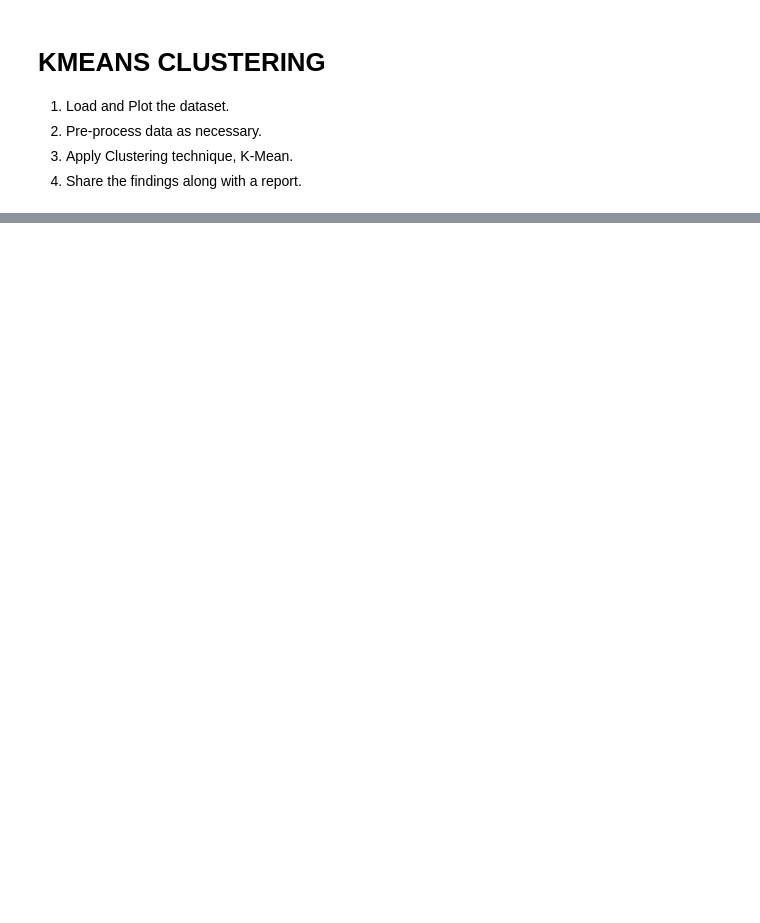
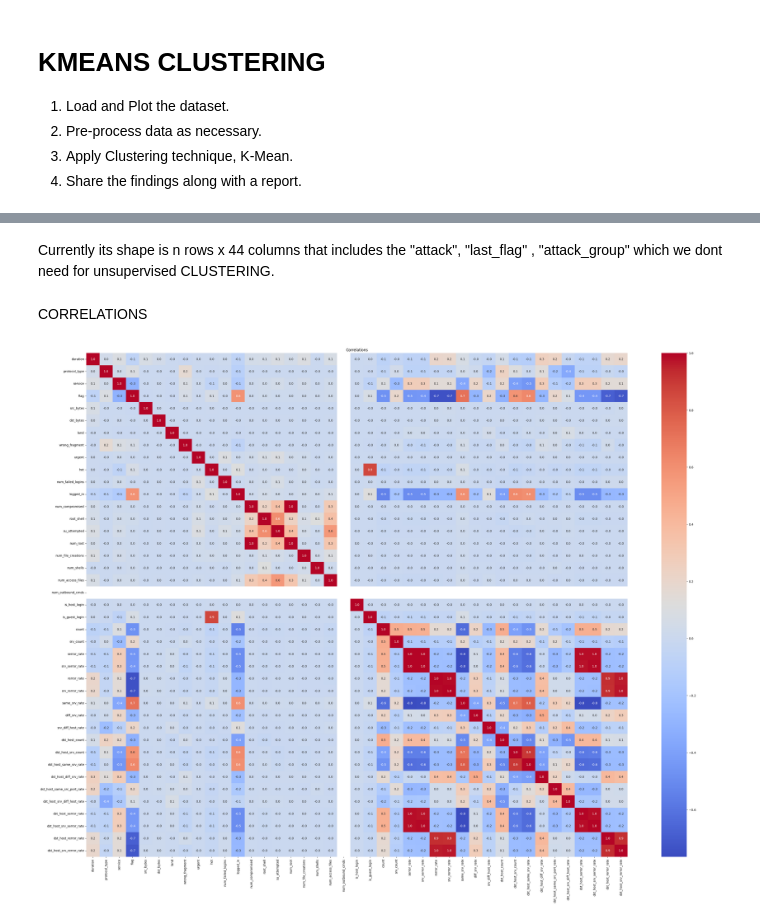
Before and after one commit to AXBOUF/python_visulization, a Jupyter notebook: Network_Anomaly.ipynb, the cells around one changed output, grey strips where cells are left out. Drawn from its saved outputs; the diff is of its cells as text; code cells hidden in the pictures; blank space fills up the shorter version.

```diff
--- a/Network_Anomaly.ipynb
+++ b/Network_Anomaly.ipynb
@@ -186,0 +167,5 @@ df = df.drop('num_outbound_cmds', axis=1)
+# %%
+# sanity check
+df.dropna(inplace=True)
+
+print(f"Number of duplicate rows: {df.duplicated().sum()}")
@@ -186,0 +197,16 @@ df = df.drop('num_outbound_cmds', axis=1)
+# %% [markdown]
+Currently its shape is n rows x 44 columns that includes the "attack", "last_flag" , "attack_group" which we dont need for unsupervised CLUSTERING.
+# %% [markdown]
+CORRELATIONS
+# %%
+# WE ARE SEPERATIONG TRAIN SET ( NO Y DEPENDENT VARIABLE) AND TEST SET (ONLY THE DEPENDENT VARIABLE)
+dependent_columns = ['attack','last_flag','attack_group']
+df_x = df.drop(columns=dependent_columns).copy()
+df_y = df[dependent_columns].copy()
+# %%
+plt.figure(figsize=(40, 30))
+sns.heatmap(df_x.corr(), annot=True, fmt=".1f", cmap='coolwarm')
+plt.title('Correlations')
+plt.show()
+# %% [output]
+[figure, added]
```
Also changed, not shown: parts of 62 cells of this notebook.
